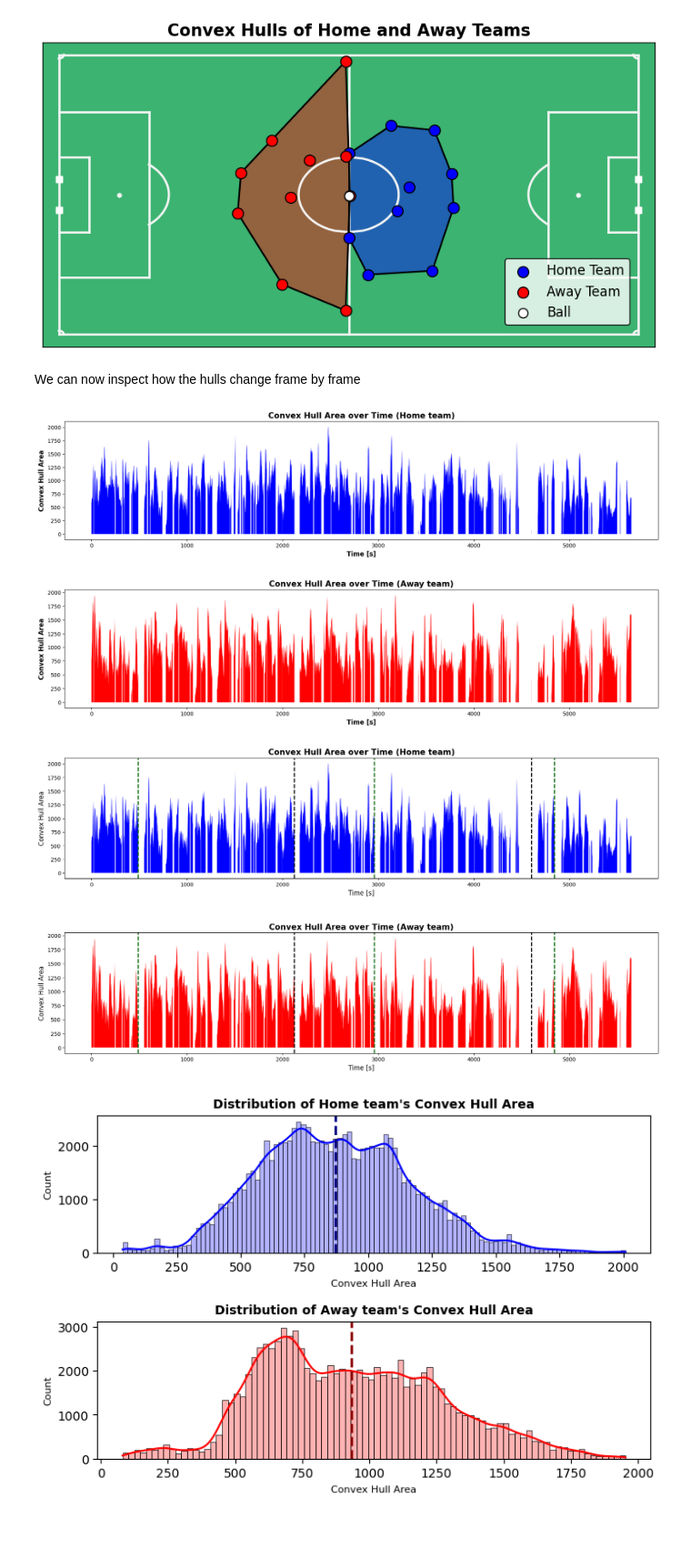
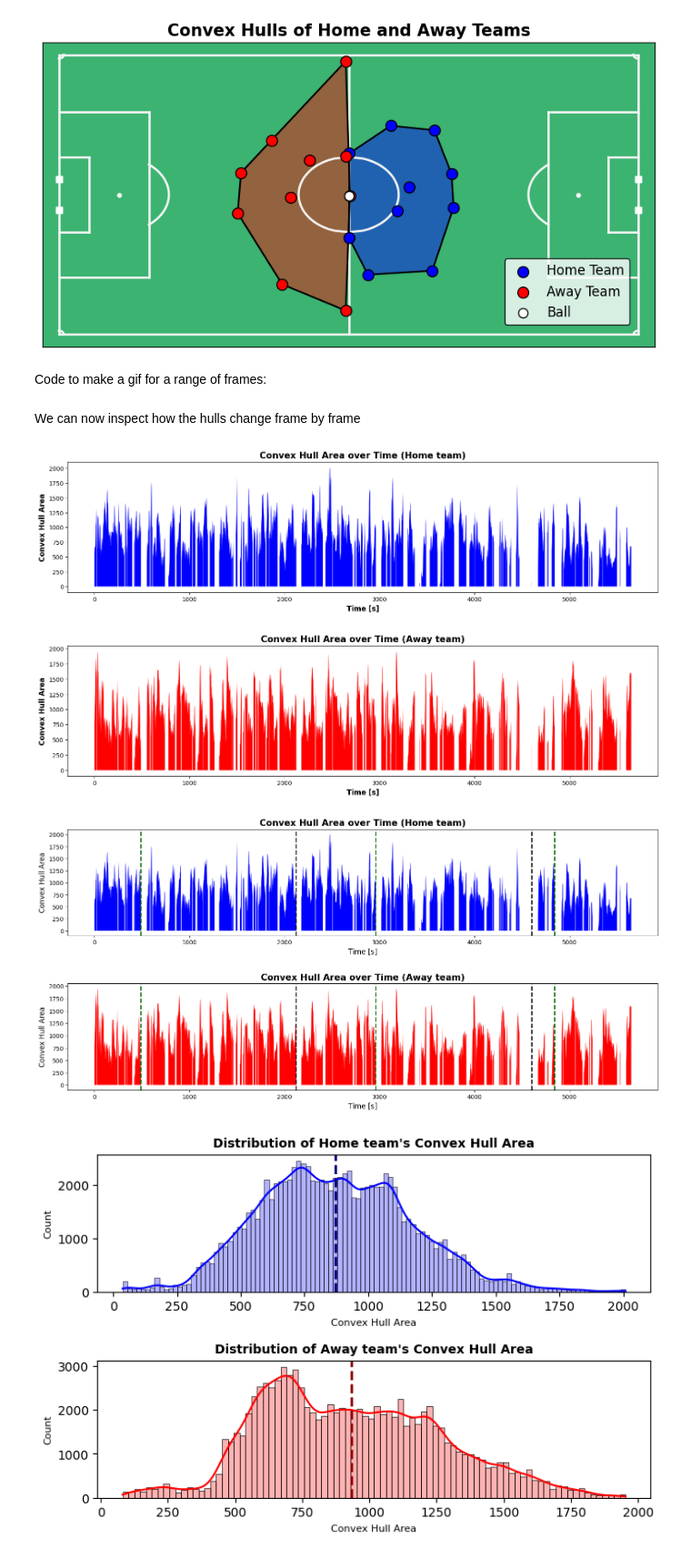
Before and after one commit to ValentinisAlessio/PML_exam, a Jupyter notebook: DataCleaning&Analysis.ipynb, the cells around one changed output. Shown at 91% size. Cells and saved outputs as stored; diff of their text form; code cells hidden in the pictures; blank space fills up the shorter version.

```diff
--- a/DataCleaning&Analysis.ipynb
+++ b/DataCleaning&Analysis.ipynb
@@ -142,2 +144,4 @@ PlotPitch(home_pts=home_pts, away_pts=away_pts, ball=ball,plotHulls=True,plotAll
 # %% [output]
 [figure]
+# %% [markdown]
+Code to make a gif for a range of frames:
@@ -146,29 +199,29 @@ We can now inspect how the hulls change frame by frame
 # %%
 hulls_df= pd.read_csv('data/hulls_df_matchday2.csv')
 # %%
-plt.figure(figsize=(20, 4))
+plt.figure(figsize=(18, 4))
 plt.vlines(hulls_df["Time [s]"], ymin=0, ymax=hulls_df["HomeHull"], color='blue', linewidth=0.01)
 plt.xlabel("Time [s]", fontsize=12, fontweight='bold');
 plt.ylabel("Convex Hull Area", fontsize=12, fontweight='bold');
 plt.title("Convex Hull Area over Time (Home team)", fontsize=15, fontweight='bold');
 #plt.savefig("plots/ConvexHull_Home.png", dpi=350, bbox_inches='tight')
 # %% [output]
-[figure, old version]
+[figure, new version]
 # %%
-plt.figure(figsize=(20, 4))
+plt.figure(figsize=(18, 4))
 plt.vlines(hulls_df["Time [s]"], ymin=0, ymax=hulls_df["AwayHull"], color='red', linewidth=0.01)
 plt.xlabel("Time [s]", fontsize=12, fontweight='bold');
 plt.ylabel("Convex Hull Area", fontsize=12, fontweight='bold');
 plt.title("Convex Hull Area over Time (Away team)", fontsize=15, fontweight='bold');
 #plt.savefig("plots/ConvexHull_Away.png", dpi=350, bbox_inches='tight')
 # %% [output]
-[figure, old version]
+[figure, new version]
 # %%
 goals_info=events[events["Subtype"].isin(["ON TARGET-GOAL","HEAD-ON TARGET-GOAL","WOODWORK-GOAL"])]
 home_goals=goals_info[goals_info["Team"]=="Home"]
 away_goals=goals_info[goals_info["Team"]=="Away"]
 # %%
-fig, axs = plt.subplots(2, 1, figsize=(20, 10))
+fig, axs = plt.subplots(2, 1, figsize=(18, 8))
 # Home team's convex hull area
 axs[0].vlines(hulls_df["Time [s]"], ymin=0, ymax=hulls_df["HomeHull"], color='blue', linewidth=0.01)
 axs[0].set_xlabel("Time [s]", fontsize=12,fontweight='normal');
@@ -193,7 +246,7 @@ for t1,t2 in zip(away_goals["Start Time [s]"],away_goals["End Time [s]"]):
 plt.subplots_adjust(hspace=0.45)
 #plt.savefig("plots/ConvexHull_with_goals.png", dpi=350, bbox_inches='tight')
 # %% [output]
-[figure, old version]
+[figure, new version]
 # %%
 fig, axs = plt.subplots(2, 1, figsize=(8, 5))
 sns.histplot(hulls_df["HomeHull"], kde=True, color='blue',alpha=0.3,ax=axs[0])
```
Also changed, not shown: parts of 3 cells of this notebook, 1 other file.
